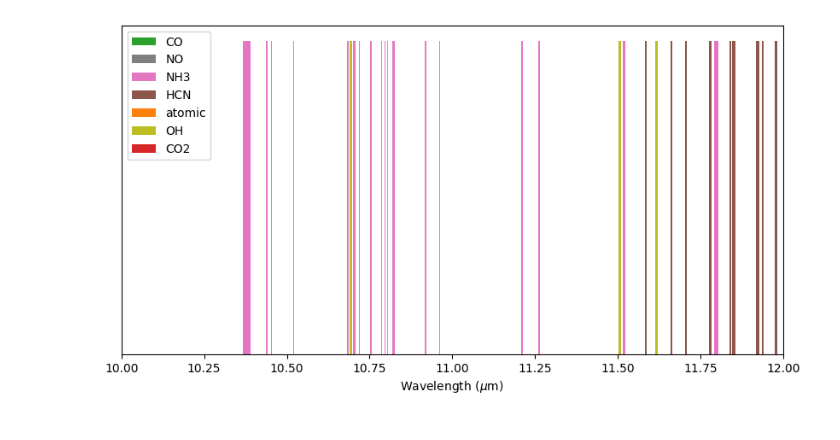
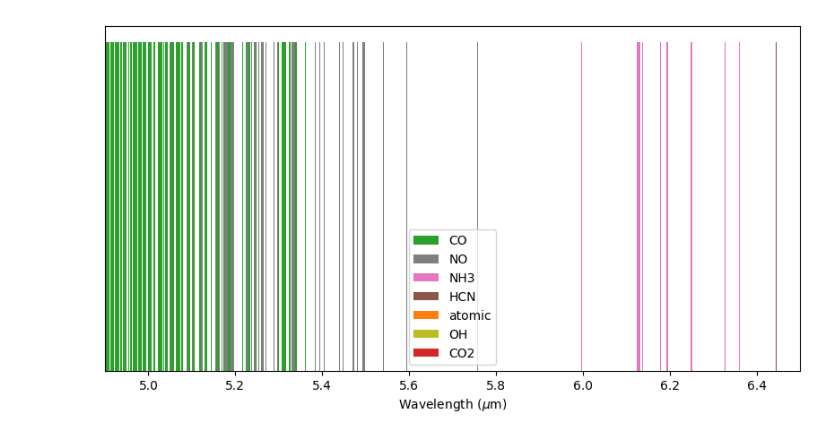
Before and after one commit to nielsklerk/BRP, a Jupyter notebook: ClassifySpectralRegions.ipynb, the cells around one changed output. Cells and saved outputs as stored; diff of their text form; code cells hidden in the pictures.

```diff
--- a/ClassifySpectralRegions.ipynb
+++ b/ClassifySpectralRegions.ipynb
@@ -87,14 +87,14 @@ def spectral_window(min_wl, max_wl, window_size, arr, min_flux):
     return windows_array, dom
 # %%
 # Open the data
-with open('FLiTsData1000.pkl', 'rb') as f:
+with open('FLiTsData100.pkl', 'rb') as f:
     df = pickle.load(f)
 # df.head()
 # %%
 model_names = np.array(df['Model Name'])
 species = ['atomic', 'CH4', 'CO', 'CO2', 'H2O', 'HCN', 'NH3', 'NO', 'O2', 'OH']
 min_wl = 4.9
-max_wl = 28.6
+max_wl = 28.1
 window_size = .001
 
 arr = compress_to_numpy(model_names, species, df)
@@ -102,22 +102,22 @@ windows, dominant = spectral_window(min_wl, max_wl, window_size, arr, 1e-5)
 # %%
 majority_values = mode(dominant, axis=0).mode
 colors = plt.colormaps["tab10"].colors[:len(np.unique(majority_values))]
 name_colors = dict(zip(np.unique(majority_values), colors))
 new_species = species + ['Different']
 
 plt.figure(figsize=(10, 5))
 for i in range(len(windows)):
     if new_species[majority_values[i]] in ['atomic', 'CH4', 'CO', 'CO2', 'HCN', 'NH3', 'NO', 'O2', 'OH']:
         plt.bar(windows[i], 1, width=window_size, color=name_colors[majority_values[i]], label=new_species[majority_values[i]])
 
 handles, labels = plt.gca().get_legend_handles_labels()
 unique_labels = dict(zip(labels, handles))
 plt.legend(unique_labels.values(), unique_labels.keys())
 plt.xlabel(r'Wavelength ($\mu$m)')
 plt.yticks([])
 
-plt.xlim(10, 12)
-plt.savefig('Spectral_regions.pdf')
+plt.xlim(4.9, 6.5)
+# plt.savefig('Spectral_regions.pdf')
 plt.show()
 # %% [output]
-[figure, old version]
+[figure, new version]
```
Also changed, not shown: parts of 1 cell of this notebook, 1 other file.
